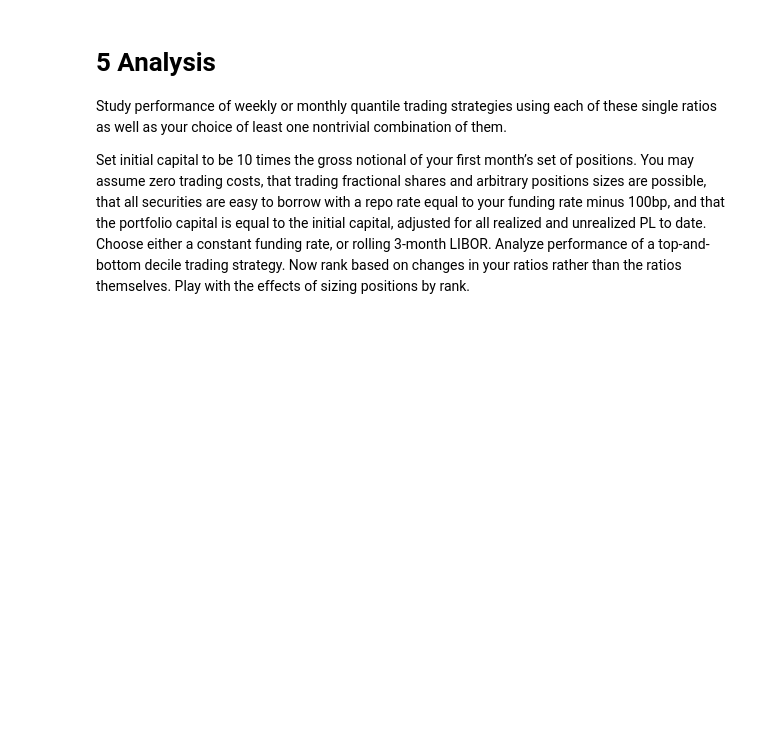
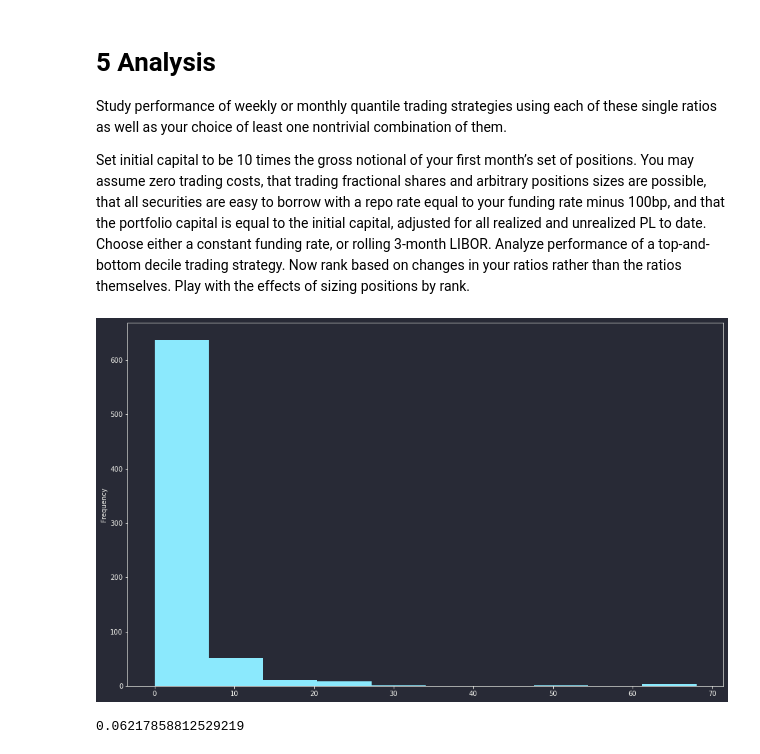
Before and after one commit to philipwlee/regquant, a Jupyter notebook: hw3_ratio_quantiles/hw3_ratio_quantiles_philip_lee_12129240.ipynb, the cells around one changed output. Cells and saved outputs as stored; diff of their text form; code cells hidden in the pictures; blank space fills up the shorter version.

Commit message:
analysis and trading strategy df build

```diff
--- a/hw3_ratio_quantiles/hw3_ratio_quantiles_philip_lee_12129240.ipynb
+++ b/hw3_ratio_quantiles/hw3_ratio_quantiles_philip_lee_12129240.ipynb
@@ -330,3 +347,17 @@ Study performance of weekly or monthly quantile trading strategies using each of
 
 Set initial capital to be 10 times the gross notional of your first month’s set of positions. You may assume zero trading costs, that trading fractional shares and arbitrary positions sizes are possible, that all securities are easy to borrow with a repo rate equal to your funding rate minus 100bp, and that the portfolio capital is equal to the initial capital, adjusted for all realized and unrealized PL to date. Choose either a constant funding rate, or rolling 3-month LIBOR.
 Analyze performance of a top-and-bottom decile trading strategy. Now rank based on changes in your ratios rather than the ratios themselves. Play with the effects of sizing positions by rank.
+# %%
+def ticker_nas(df):
+    l = len(df)
+    no_de = df["debt_mkt_cap"].isna().sum()
+    no_ro = df["roi"].isna().sum()
+    no_ey = df["price_earnings"].isna().sum()
+    return pd.Series([l, no_de, no_ro, no_ey], index=["length", "no_de", "no_ro", "no_ey"])
+
+eodz = eodz[eodz["date"]>="2014-03-01"].sort_values(["date", "ticker"]).reset_index(drop=True)
+eodz.groupby("ticker").apply(ticker_nas)["no_de"].plot.hist()
+plt.title("Frequency of NaN values: vast majority have no NaNs")
+plt.show()
+# %% [output]
+[figure, added]
@@ -332,0 +393,4 @@ Analyze performance of a top-and-bottom decile trading strategy. Now rank based
+# %%
+((trading_df["q_sig_roi"] + trading_df["q_sig_ey"]) > 16).sum() / len(trading_df)
+# %% [output]
+0.06217858812529219
```
Also changed, not shown: parts of 14 cells of this notebook.
